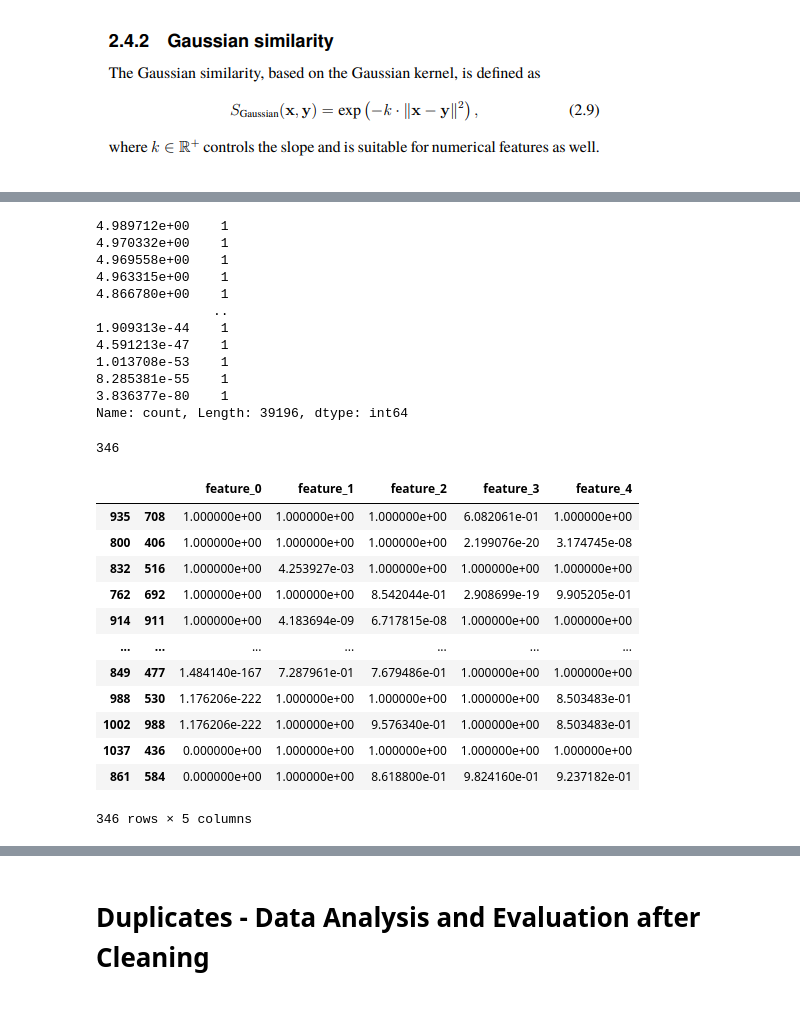
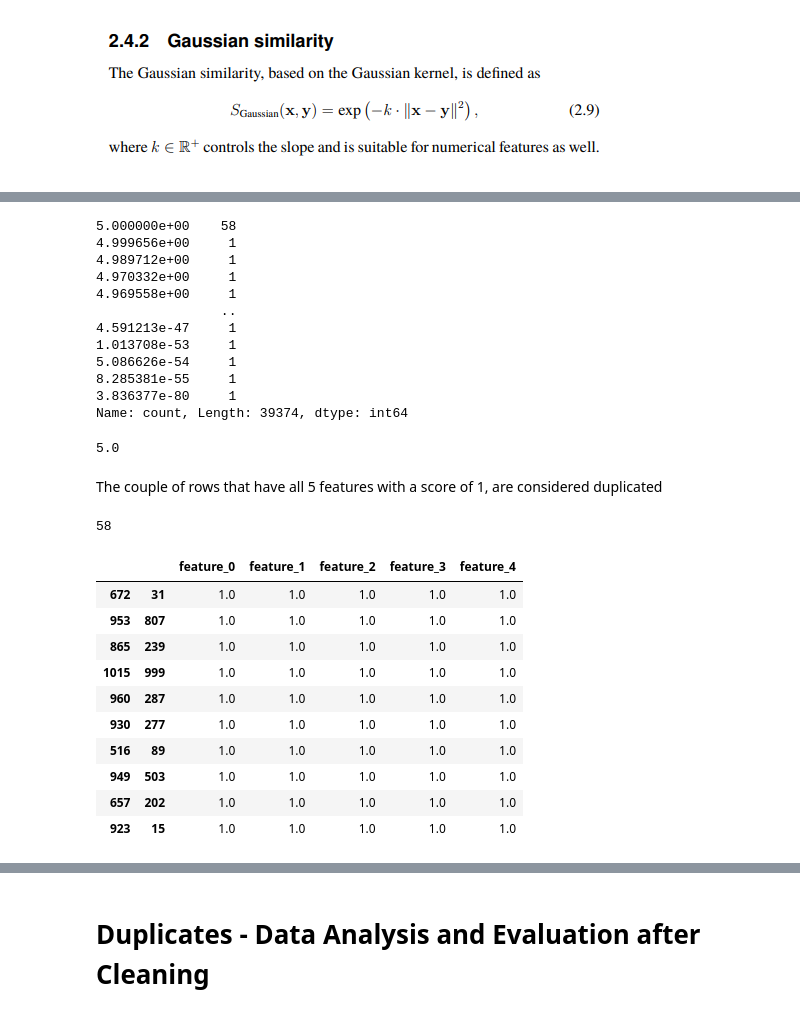
Before and after one commit to LucaGerin/Data_Quality_Project_polimi, a Jupyter notebook: DQProject_Gerin_Galimberti.ipynb, the cells around one changed output, grey strips where cells are left out. Saved outputs shown, nothing was run; the diff lists cells and outputs as text; code cells hidden in the pictures.

```diff
--- a/DQProject_Gerin_Galimberti.ipynb
+++ b/DQProject_Gerin_Galimberti.ipynb
@@ -861,3 +893,9 @@ df_example.duplicated()
 df_example.duplicated().any()
 # %% [output]
 False
+# %%
+#remove exact duplicates
+df_example.drop_duplicates(inplace=True)
+
+#remove the rows of lbs_example with index contained in df_example.duplicated()
+lbs_example.drop(df_example[df_example.duplicated()].index, inplace=True)
@@ -967,36 +1016,40 @@ features.describe()
 # %%
 features.sum(axis=1).value_counts().sort_index(ascending=False)
 # %% [output]
-4.989712e+00    1
-4.970332e+00    1
-4.969558e+00    1
-4.963315e+00    1
-4.866780e+00    1
-               ..
-1.909313e-44    1
-4.591213e-47    1
-1.013708e-53    1
-8.285381e-55    1
-3.836377e-80    1
-Name: count, Length: 39196, dtype: int64
+5.000000e+00    58
+4.999656e+00     1
+4.989712e+00     1
+4.970332e+00     1
+4.969558e+00     1
+                ..
+4.591213e-47     1
+1.013708e-53     1
+5.086626e-54     1
+8.285381e-55     1
+3.836377e-80     1
+Name: count, Length: 39374, dtype: int64
+# %%
+max(features.sum(axis=1))
+# %% [output]
+5.0
+# %% [markdown]
+The couple of rows that have all 5 features with a score of 1, are considered duplicated
 # %%
-matches = features[features.sum(axis=1) > 3]
+matches = features[features.sum(axis=1) >= 5]
 
 print(len(matches))
-matches
+matches.head(10)
 # %% [output]
-346
+58
 |  |  | feature_0 | feature_1 | feature_2 | feature_3 | feature_4 |
-| 935 | 708 | 1.000000e+00 | 1.000000e+00 | 1.000000e+00 | 6.082061e-01 | 1.000000e+00 |
-| 800 | 406 | 1.000000e+00 | 1.000000e+00 | 1.000000e+00 | 2.199076e-20 | 3.174745e-08 |
-| 832 | 516 | 1.000000e+00 | 4.253927e-03 | 1.000000e+00 | 1.000000e+00 | 1.000000e+00 |
-| 762 | 692 | 1.000000e+00 | 1.000000e+00 | 8.542044e-01 | 2.908699e-19 | 9.905205e-01 |
-| 914 | 911 | 1.000000e+00 | 4.183694e-09 | 6.717815e-08 | 1.000000e+00 | 1.000000e+00 |
-| ... | ... | ... | ... | ... | ... | ... |
-| 849 | 477 | 1.484140e-167 | 7.287961e-01 | 7.679486e-01 | 1.000000e+00 | 1.000000e+00 |
-| 988 | 530 | 1.176206e-222 | 1.000000e+00 | 1.000000e+00 | 1.000000e+00 | 8.503483e-01 |
-| 1002 | 988 | 1.176206e-222 | 1.000000e+00 | 9.576340e-01 | 1.000000e+00 | 8.503483e-01 |
-| 1037 | 436 | 0.000000e+00 | 1.000000e+00 | 1.000000e+00 | 1.000000e+00 | 1.000000e+00 |
-| 861 | 584 | 0.000000e+00 | 1.000000e+00 | 8.618800e-01 | 9.824160e-01 | 9.237182e-01 |
+| 672 | 31 | 1.0 | 1.0 | 1.0 | 1.0 | 1.0 |
+| 953 | 807 | 1.0 | 1.0 | 1.0 | 1.0 | 1.0 |
+| 865 | 239 | 1.0 | 1.0 | 1.0 | 1.0 | 1.0 |
+| 1015 | 999 | 1.0 | 1.0 | 1.0 | 1.0 | 1.0 |
+| 960 | 287 | 1.0 | 1.0 | 1.0 | 1.0 | 1.0 |
+| 930 | 277 | 1.0 | 1.0 | 1.0 | 1.0 | 1.0 |
+| 516 | 89 | 1.0 | 1.0 | 1.0 | 1.0 | 1.0 |
+| 949 | 503 | 1.0 | 1.0 | 1.0 | 1.0 | 1.0 |
+| 657 | 202 | 1.0 | 1.0 | 1.0 | 1.0 | 1.0 |
+| 923 | 15 | 1.0 | 1.0 | 1.0 | 1.0 | 1.0 |
-346 rows × 5 columns
 # %%
```
Also changed, not shown: parts of 33 cells of this notebook.
